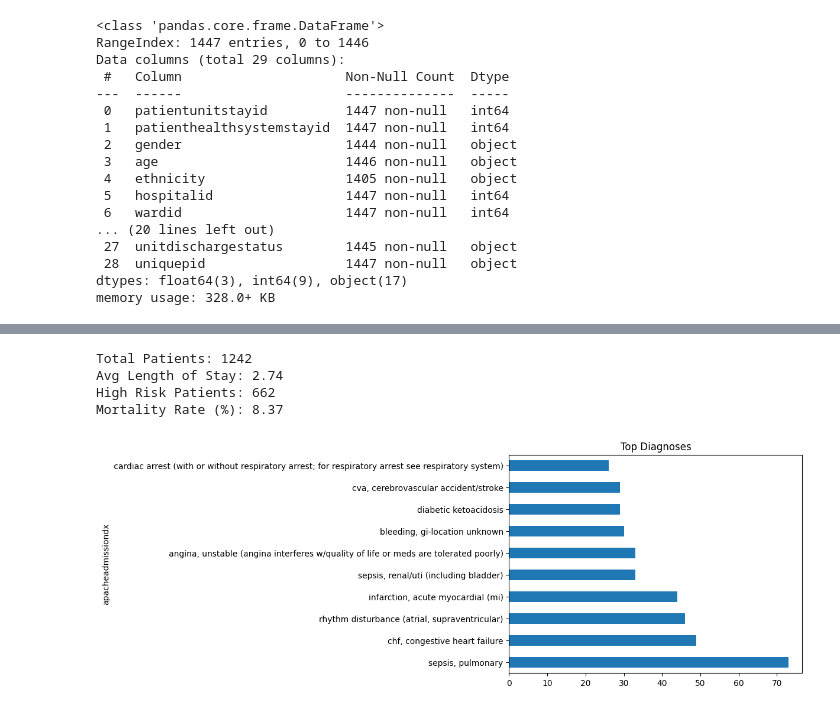
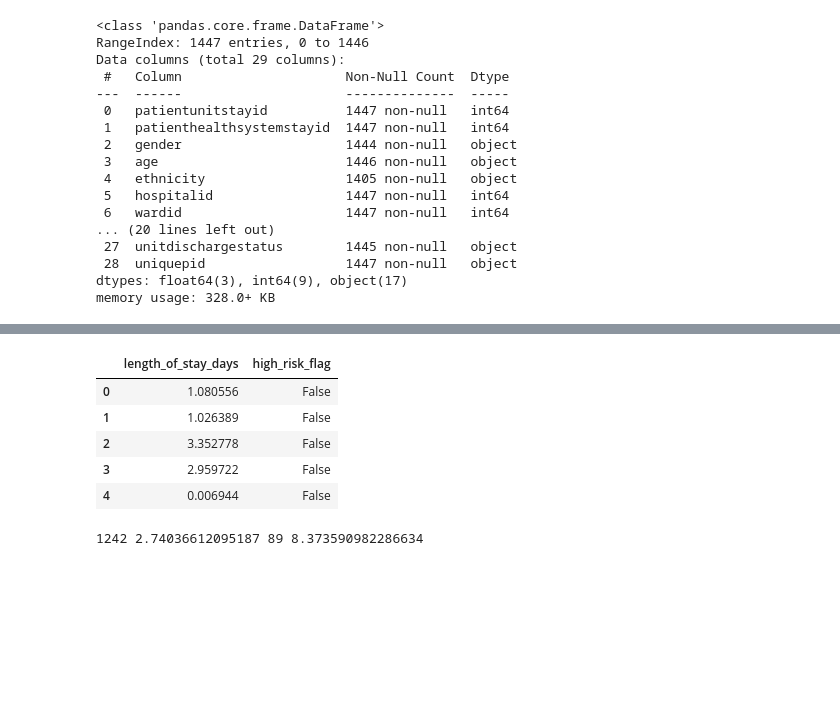
Before and after one commit to RanaAAAli/bachelor-, a Jupyter notebook: notebook71d6f1caa9.ipynb, the cells around one changed output, grey strips where cells are left out. Drawn from its saved outputs; the diff is of its cells as text; code cells hidden in the pictures; blank space fills up the shorter version.

```diff
--- a/notebook71d6f1caa9.ipynb
+++ b/notebook71d6f1caa9.ipynb
@@ -207,15 +194 @@ plt.show()
 [figure]
-# %%
-# Define high_risk_flag if it doesn't exist (e.g., age > 65)
-if 'high_risk_flag' not in df_cleaned.columns:
-    df_cleaned['high_risk_flag'] = (df_cleaned['age'] > 65).astype(int)
-
-total_patients = df_cleaned['patienthealthsystemstayid'].nunique()
-avg_los = df_cleaned['length_of_stay_days'].mean()
-high_risk_count = df_cleaned['high_risk_flag'].sum()
-mortality_rate = (df_cleaned['hospitaldischargestatus'] == 'Expired').mean() * 100
-
-print(f"Total Patients: {total_patients}")
-print(f"Average LOS (Days): {avg_los:.2f}")
-print(f"High Risk Count: {high_risk_count}")
-print(f"Mortality Rate: {mortality_rate:.2f}%")
@@ -254,23 +195,20 @@ if all(col in df_cleaned.columns for col in ['hospitaladmittime24', 'hospitaldis
+# %%
+df_cleaned['high_risk_flag'] = df_cleaned['length_of_stay_days'] > 7
+
+df_cleaned[['length_of_stay_days', 'high_risk_flag']].head()
+# %% [output]
+|  | length_of_stay_days | high_risk_flag |
+| 0 | 1.080556 | False |
+| 1 | 1.026389 | False |
+| 2 | 3.352778 | False |
+| 3 | 2.959722 | False |
+| 4 | 0.006944 | False |
 # %%
-# KPI Metrics
 total_patients = df_cleaned['patienthealthsystemstayid'].nunique()
 avg_los = df_cleaned['length_of_stay_days'].mean()
-high_risk_patients = df_cleaned['high_risk_flag'].sum()
-mortality_rate = (df_cleaned['hospitaldischargestatus'] == 'Expired').mean() * 100
+high_risk = df_cleaned['high_risk_flag'].sum()
+mortality = (df_cleaned['hospitaldischargestatus'] == 'Expired').mean() * 100
 
-print("Total Patients:", total_patients)
-print("Avg Length of Stay:", round(avg_los, 2))
-print("High Risk Patients:", high_risk_patients)
-print("Mortality Rate (%):", round(mortality_rate, 2))
+print(total_patients, avg_los, high_risk, mortality)
 # %% [output]
-Total Patients: 1242
-Avg Length of Stay: 2.74
-High Risk Patients: 662
-Mortality Rate (%): 8.37
+1242 2.74036612095187 89 8.373590982286634
-# %%
-# Top diagnoses
-df_cleaned['apacheadmissiondx'].value_counts().head(10).plot(kind='barh')
-plt.title("Top Diagnoses")
-plt.show()
-# %% [output]
-[figure, removed]
```
Also changed, not shown: parts of 19 cells of this notebook.
